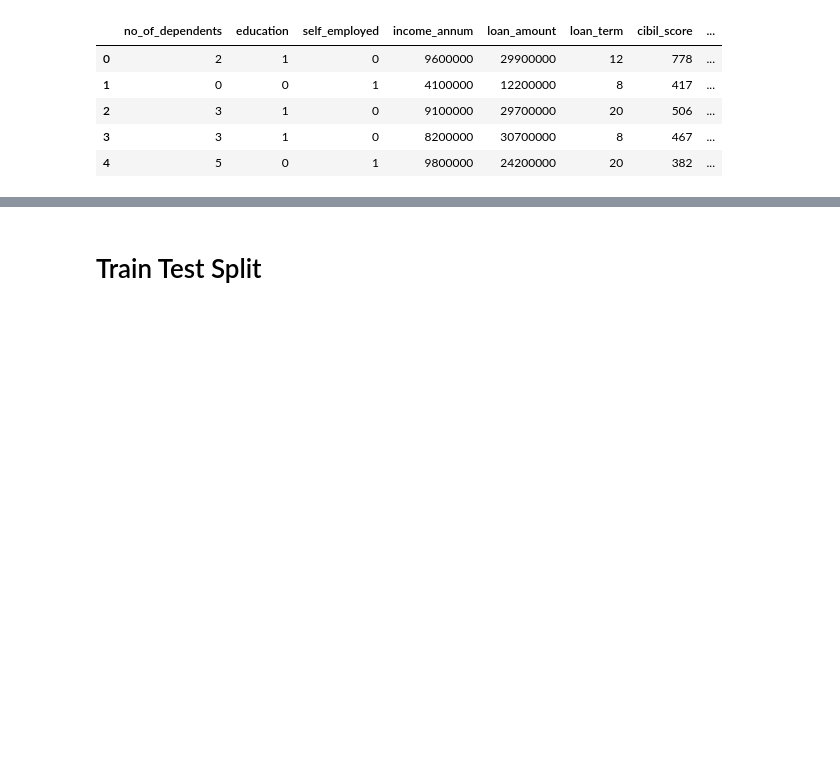
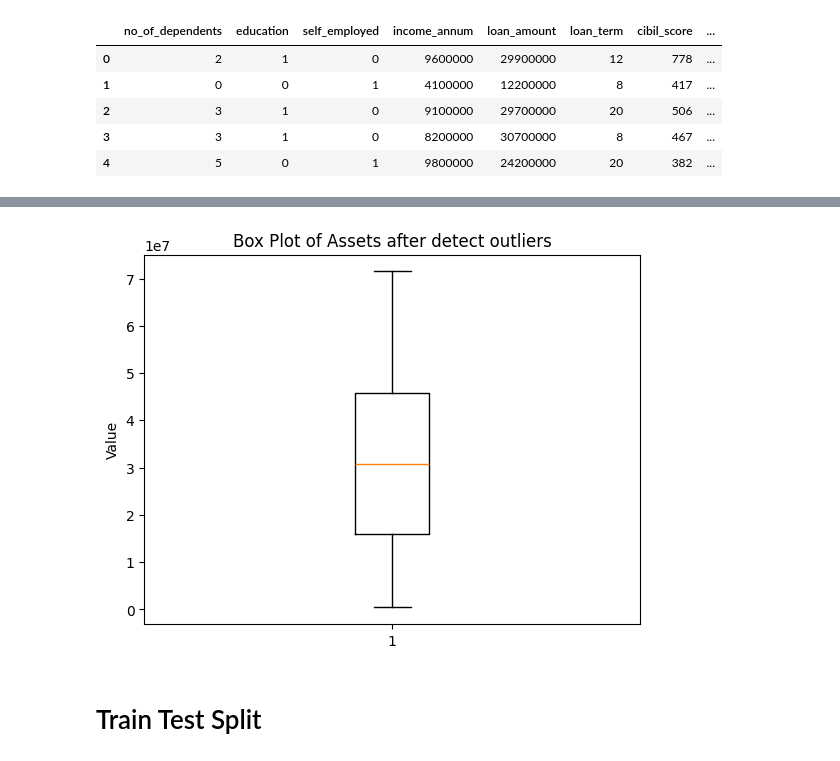
Before and after one commit to Chanidu26/Loan_Approval_Prediction, a Jupyter notebook: notebook/Loan_Approvel_Prediction.ipynb, the cells around one changed output, grey strips where cells are left out. Cells and saved outputs as stored; diff of their text form; code cells hidden in the pictures; blank space fills up the shorter version.

```diff
--- a/notebook/Loan_Approvel_Prediction.ipynb
+++ b/notebook/Loan_Approvel_Prediction.ipynb
@@ -301,3 +402,11 @@ data.head()
+# %%
+#Bod Plot of Assets after detect outliers
+plt.boxplot(data['assets'])
+plt.title('Box Plot of Assets after detect outliers')
+plt.ylabel('Value')
+plt.show()
+# %% [output]
+[figure, added]
 # %% [markdown]
 # Train Test Split
 # %%
```
Also changed, not shown: parts of 24 cells of this notebook.
